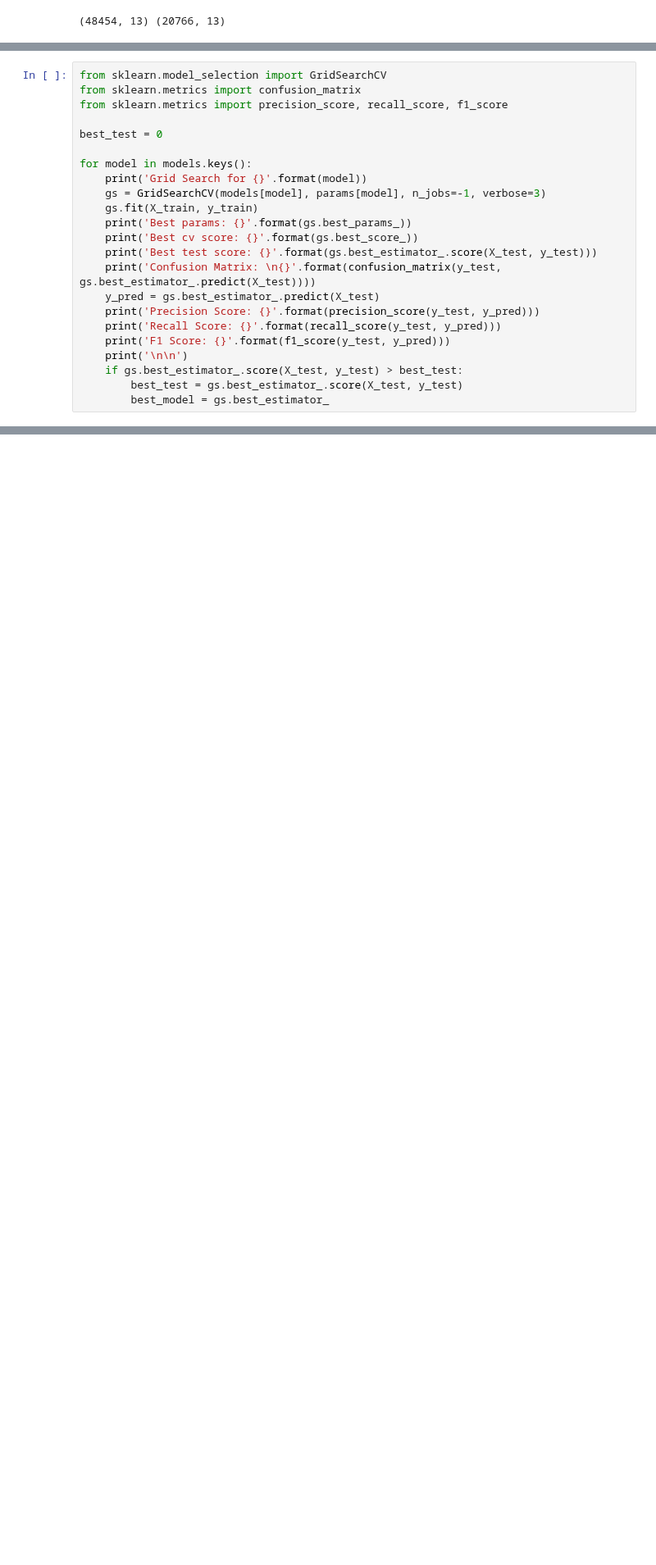
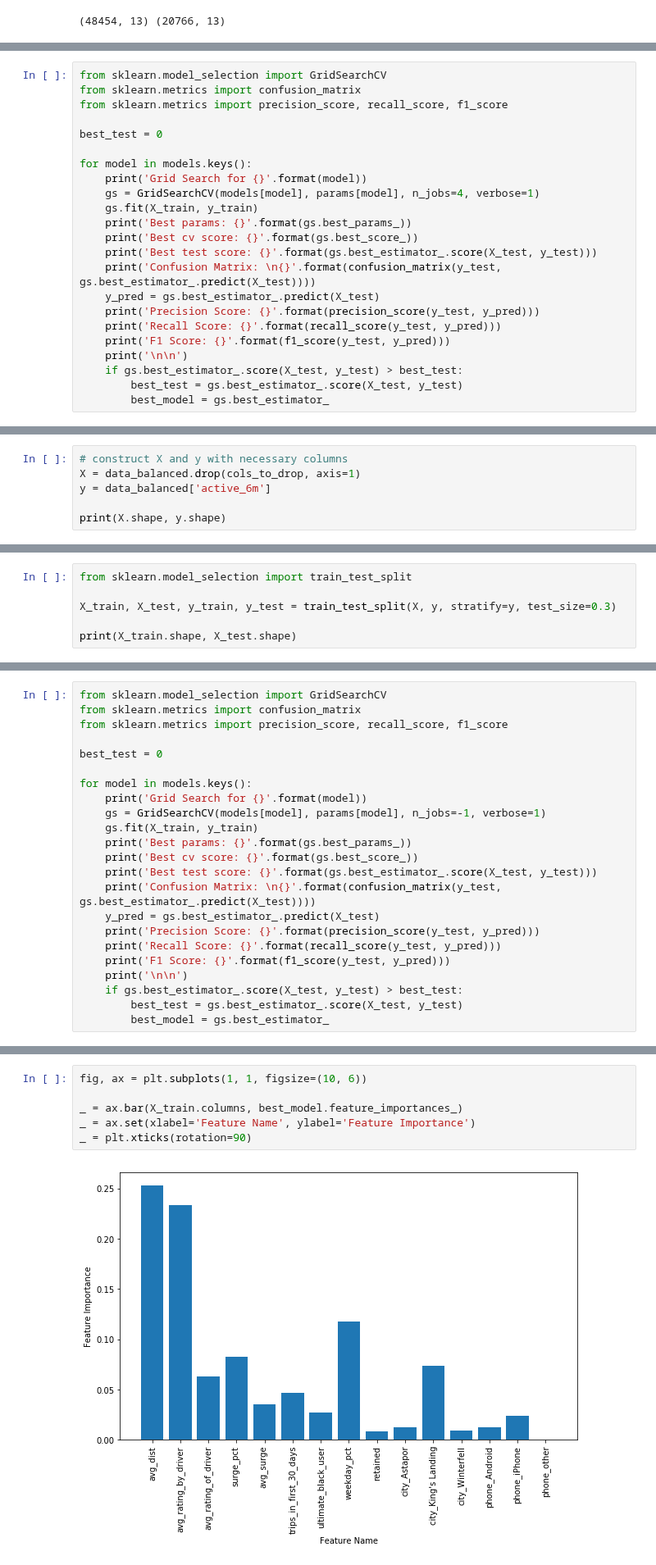
Before and after one commit to tsansom/Springboard-Data-Science, a Jupyter notebook: mini_projects/take_home_challenge/ultimate_challenge/Ultimate Take Home Challenge.ipynb, the cells around one changed output, grey strips where cells are left out. Shown at 82% size. Drawn from its saved outputs; the diff is of its cells as text; blank space fills up the shorter version.

```diff
--- a/mini_projects/take_home_challenge/ultimate_challenge/Ultimate Take Home Challenge.ipynb
+++ b/mini_projects/take_home_challenge/ultimate_challenge/Ultimate Take Home Challenge.ipynb
@@ -378,7 +376,7 @@ best_test = 0
 
 for model in models.keys():
     print('Grid Search for {}'.format(model))
-    gs = GridSearchCV(models[model], params[model], n_jobs=-1, verbose=3)
+    gs = GridSearchCV(models[model], params[model], n_jobs=4, verbose=1)
     gs.fit(X_train, y_train)
     print('Best params: {}'.format(gs.best_params_))
     print('Best cv score: {}'.format(gs.best_score_))
@@ -494,0 +528,6 @@ phone_other: 0.001782
+# %%
+# construct X and y with necessary columns
+X = data_balanced.drop(cols_to_drop, axis=1)
+y = data_balanced['active_6m']
+
+print(X.shape, y.shape)
@@ -494,0 +536,6 @@ phone_other: 0.001782
+# %%
+from sklearn.model_selection import train_test_split
+
+X_train, X_test, y_train, y_test = train_test_split(X, y, stratify=y, test_size=0.3)
+
+print(X_train.shape, X_test.shape)
@@ -494,0 +544,23 @@ phone_other: 0.001782
+# %%
+from sklearn.model_selection import GridSearchCV
+from sklearn.metrics import confusion_matrix
+from sklearn.metrics import precision_score, recall_score, f1_score
+
+best_test = 0
+
+for model in models.keys():
+    print('Grid Search for {}'.format(model))
+    gs = GridSearchCV(models[model], params[model], n_jobs=-1, verbose=1)
+    gs.fit(X_train, y_train)
+    print('Best params: {}'.format(gs.best_params_))
+    print('Best cv score: {}'.format(gs.best_score_))
+    print('Best test score: {}'.format(gs.best_estimator_.score(X_test, y_test)))
+    print('Confusion Matrix: \n{}'.format(confusion_matrix(y_test, gs.best_estimator_.predict(X_test))))
+    y_pred = gs.best_estimator_.predict(X_test)
+    print('Precision Score: {}'.format(precision_score(y_test, y_pred)))
+    print('Recall Score: {}'.format(recall_score(y_test, y_pred)))
+    print('F1 Score: {}'.format(f1_score(y_test, y_pred)))
+    print('\n\n')
+    if gs.best_estimator_.score(X_test, y_test) > best_test:
+        best_test = gs.best_estimator_.score(X_test, y_test)
+        best_model = gs.best_estimator_
@@ -494,0 +684,8 @@ phone_other: 0.001782
+# %%
+fig, ax = plt.subplots(1, 1, figsize=(10, 6))
+
+_ = ax.bar(X_train.columns, best_model.feature_importances_)
+_ = ax.set(xlabel='Feature Name', ylabel='Feature Importance')
+_ = plt.xticks(rotation=90)
+# %% [output]
+[figure, added]
```
Also changed, not shown: parts of 15 cells of this notebook.
